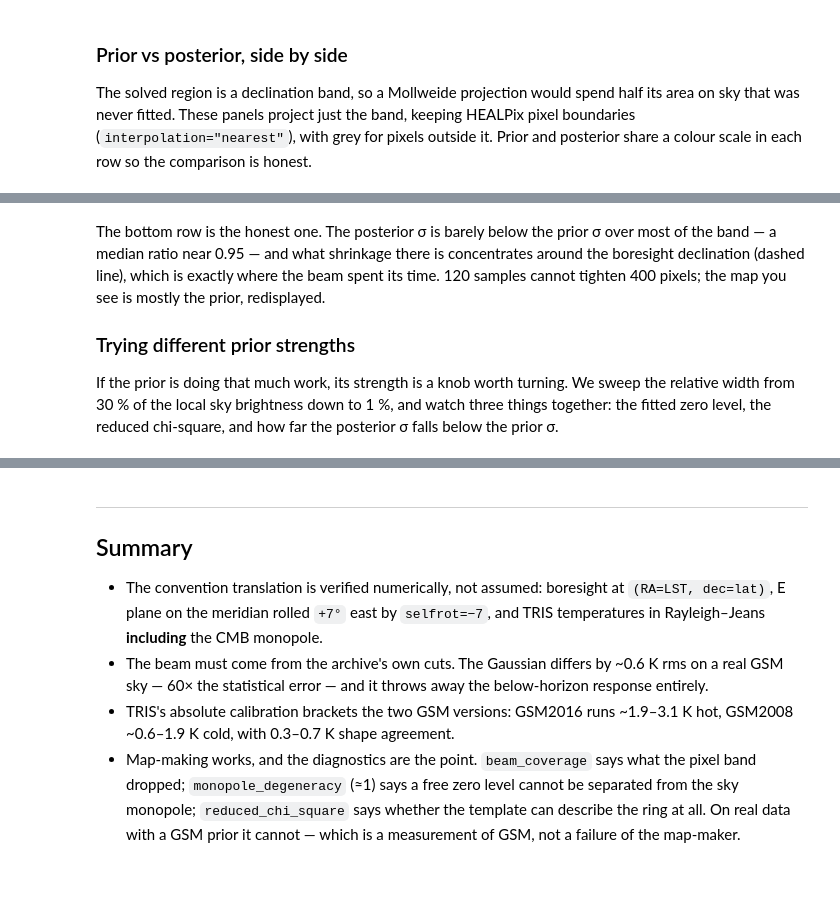
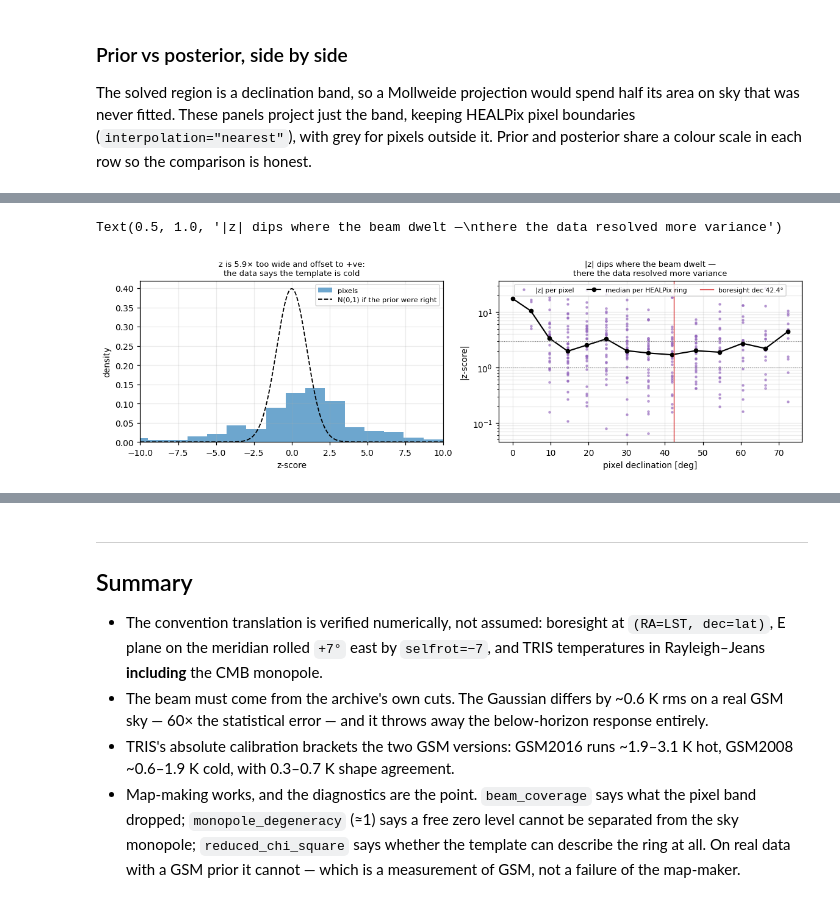
Before and after one commit to zzhang0123/limTOD, a Jupyter notebook: examples/TRIS/tris_limtod_walkthrough.ipynb, the cells around one changed output, grey strips where cells are left out. Saved outputs shown, nothing was run; the diff lists cells and outputs as text; code cells hidden in the pictures.

```diff
--- a/examples/TRIS/tris_limtod_walkthrough.ipynb
+++ b/examples/TRIS/tris_limtod_walkthrough.ipynb
@@ -725,12 +756,35 @@ pixels whose σ shrank by >5%: 201 / 400
-# %% [markdown]
-The bottom row is the honest one. The posterior σ is barely below the prior σ over most
-of the band — a median ratio near 0.95 — and what shrinkage there is concentrates around
-the boresight declination (dashed line), which is exactly where the beam spent its time.
-120 samples cannot tighten 400 pixels; the map you see is mostly the prior, redisplayed.
-
-### Trying different prior strengths
-
-If the prior is doing that much work, its strength is a knob worth turning. We sweep the
-relative width from 30 % of the local sky brightness down to 1 %, and watch three things
-together: the fitted zero level, the reduced chi-square, and how far the posterior σ
-falls below the prior σ.
+# %%
+from scipy.stats import norm
+
+fig, axes = plt.subplots(1, 2, figsize=(10.5, 3.2), constrained_layout=True)
+
+ax = axes[0]
+ax.hist(finite_z, bins=40, density=True, alpha=0.65, color="tab:blue", label="pixels")
+grid = np.linspace(-ZLIM * 2, ZLIM * 2, 400)
+ax.plot(grid, norm.pdf(grid), "k--", lw=1.2, label="N(0,1) if the prior were right")
+ax.set_xlim(-ZLIM * 2, ZLIM * 2)
+ax.set_xlabel("z-score"); ax.set_ylabel("density"); ax.legend(fontsize=7.5)
+ax.grid(alpha=0.25)
+ax.set_title(f"z is {finite_z.std():.1f}× too wide and offset to +ve:\n"
+             "the data says the template is cold", fontsize=8.5)
+
+ax = axes[1]
+dec_pix = 90 - np.rad2deg(hp.pix2ang(NSIDE_MAP, inputs.pixel_indices)[0])
+ax.plot(dec_pix[usable], np.abs(z_map[usable]), ".", ms=4, color="tab:purple", alpha=0.55,
+        label="|z| per pixel")
+rings = np.unique(np.round(dec_pix[usable], 3))
+ring_median = np.array([np.median(np.abs(z_map[usable][np.round(dec_pix[usable], 3) == r]))
+                        for r in rings])
+ax.plot(rings, ring_median, "o-", ms=4, lw=1.4, color="k", label="median per HEALPix ring")
+ax.axhline(1.0, color="grey", lw=0.8, ls=":")
+ax.axhline(3.0, color="grey", lw=0.7, ls=":")
+ax.axvline(inputs.geometry.boresight_dec_deg, color="tab:red", lw=0.9,
+           label=f"boresight dec {inputs.geometry.boresight_dec_deg:.1f}°")
+ax.set_yscale("log")
+ax.set_xlabel("pixel declination [deg]"); ax.set_ylabel("|z-score|")
+ax.legend(fontsize=7, loc="upper center", ncol=3); ax.grid(alpha=0.25, which="both")
+ax.set_title("|z| dips where the beam dwelt —\nthere the data resolved more variance",
+             fontsize=8.5)
+# %% [output]
+Text(0.5, 1.0, '|z| dips where the beam dwelt —\nthere the data resolved more variance')
+[figure, added]
```
Also changed, not shown: parts of 6 cells of this notebook.
